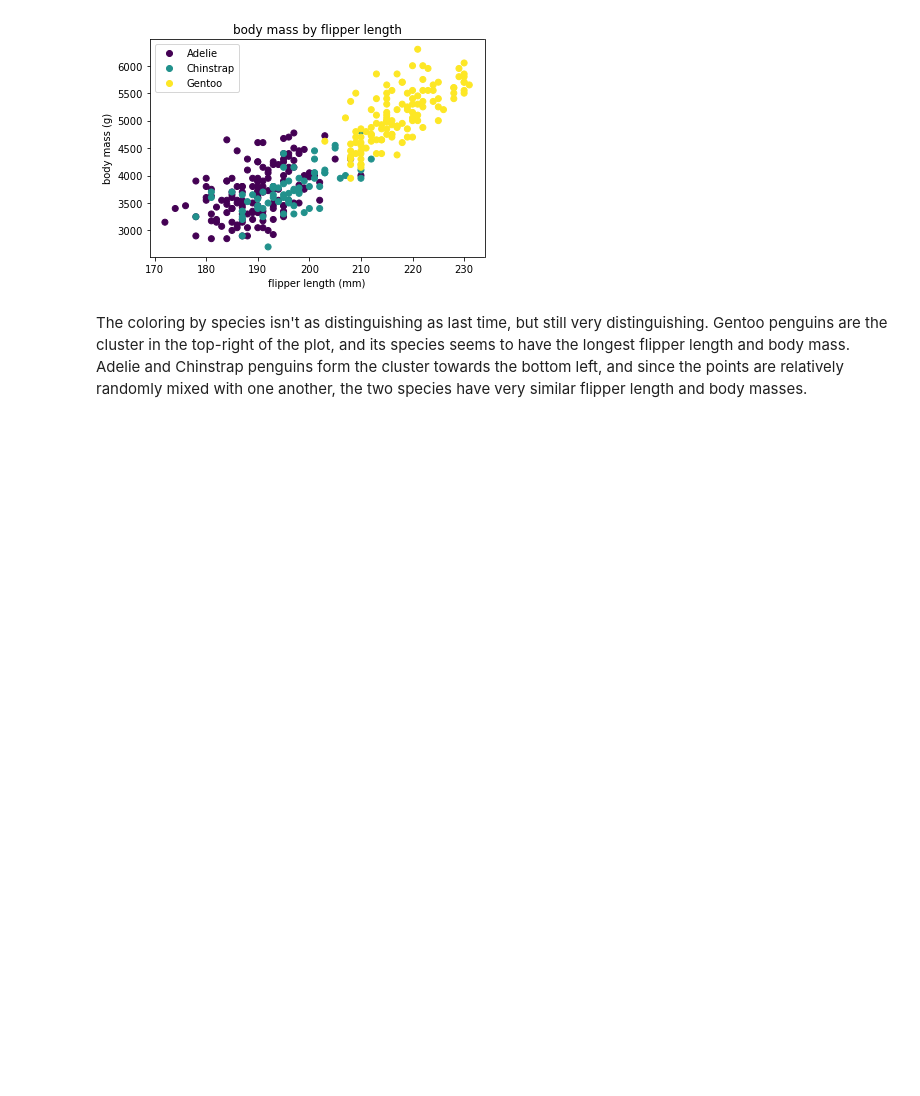
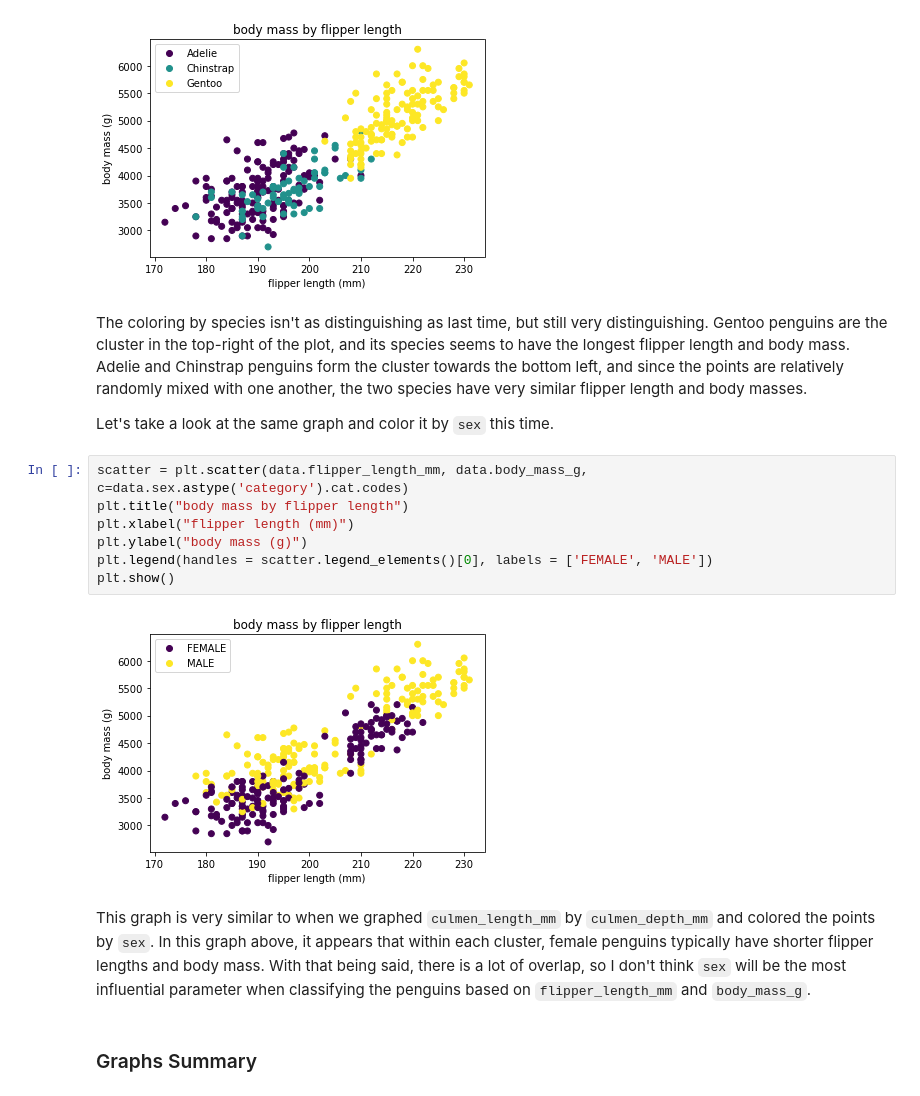
Before and after one commit to michaelhlavaty981/CSC630-Machine-Learning, a Jupyter notebook: Palmer_Penguins.ipynb, the cells around one changed output. Drawn from its saved outputs; the diff is of its cells as text; blank space fills up the shorter version.

```diff
--- a/Palmer_Penguins.ipynb
+++ b/Palmer_Penguins.ipynb
@@ -302,3 +316,18 @@ plt.show()
 [figure]
 # %% [markdown]
 The coloring by species isn't as distinguishing as last time, but still very distinguishing. Gentoo penguins are the cluster in the top-right of the plot, and its species seems to have the longest flipper length and body mass. Adelie and Chinstrap penguins form the cluster towards the bottom left, and since the points are relatively randomly mixed with one another, the two species have very similar flipper length and body masses.
+
+Let's take a look at the same graph and color it by `sex` this time.
+# %%
+scatter = plt.scatter(data.flipper_length_mm, data.body_mass_g, c=data.sex.astype('category').cat.codes)
+plt.title("body mass by flipper length")
+plt.xlabel("flipper length (mm)")
+plt.ylabel("body mass (g)")
+plt.legend(handles = scatter.legend_elements()[0], labels = ['FEMALE', 'MALE'])
+plt.show()
+# %% [output]
+[figure, added]
+# %% [markdown]
+This graph is very similar to when we graphed `culmen_length_mm` by `culmen_depth_mm` and colored the points by `sex`. In this graph above, it appears that within each cluster, female penguins typically have shorter flipper lengths and body mass. With that being said, there is a lot of overlap, so I don't think `sex` will be the most influential parameter when classifying the penguins based on `flipper_length_mm` and `body_mass_g`.
+# %% [markdown]
+### Graphs Summary
```
Also changed, not shown: parts of 7 cells of this notebook.
